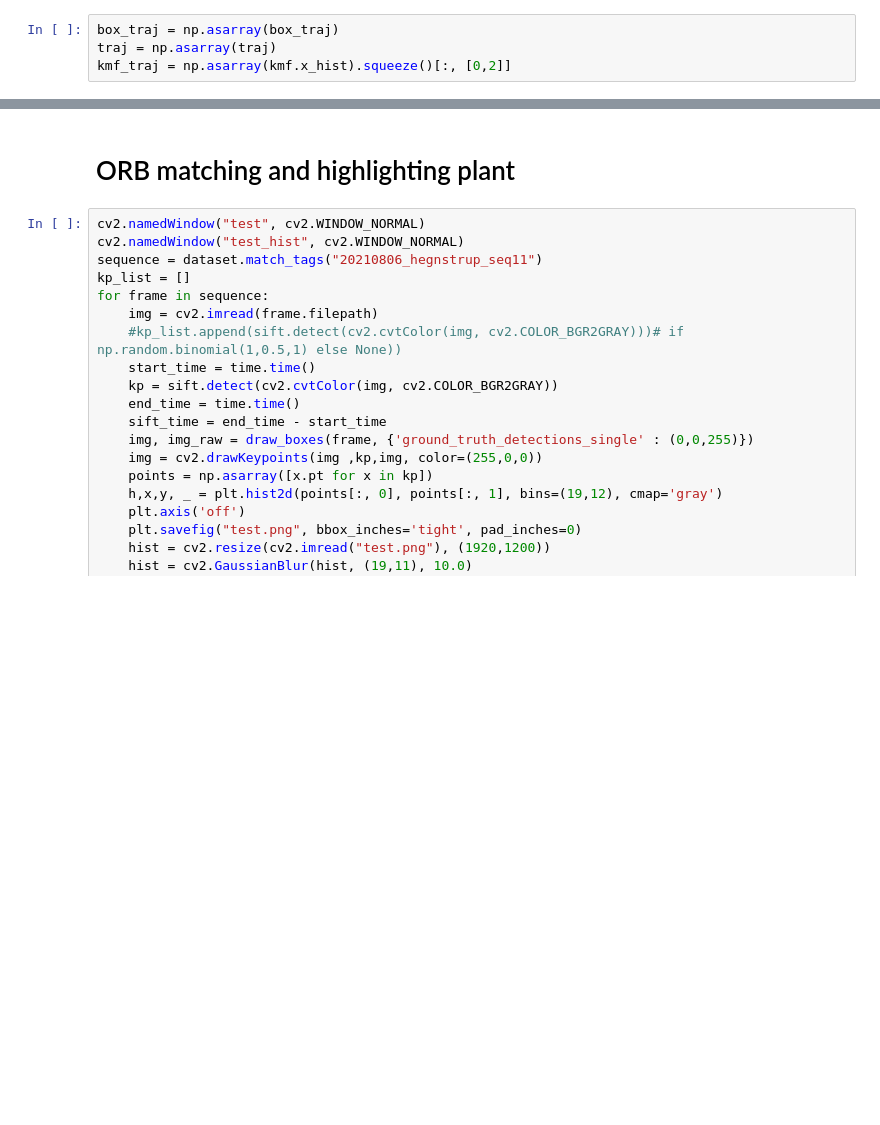
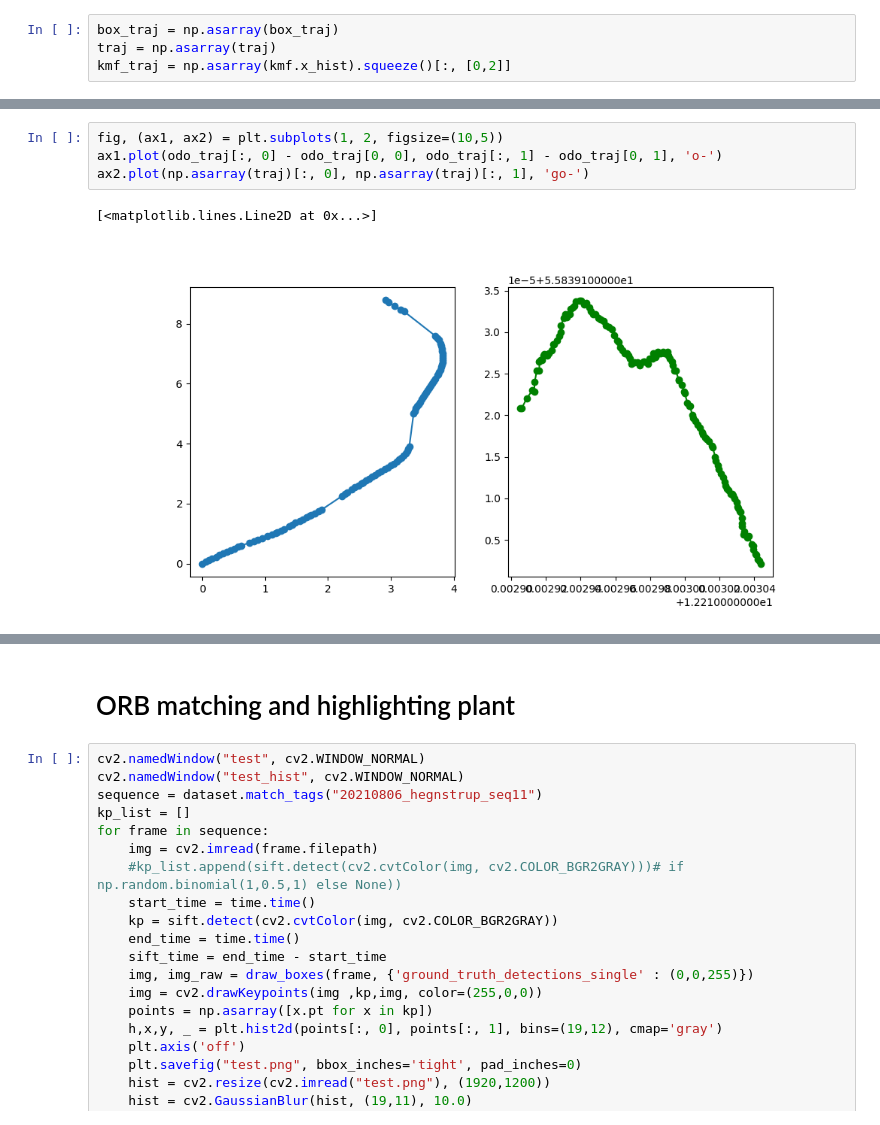
Before and after one commit to the-patpat/RumexWeeds, a Jupyter notebook: tools/notebooks/analyze_bbox_area_sequences.ipynb, the cells around one changed output, grey strips where cells are left out. Saved outputs shown, nothing was run; the diff lists cells and outputs as text; blank space fills up the shorter version.

```diff
--- a/tools/notebooks/analyze_bbox_area_sequences.ipynb
+++ b/tools/notebooks/analyze_bbox_area_sequences.ipynb
@@ -348,0 +360,7 @@ plt.plot(box_traj[:, 1], 'r')
+# %%
+fig, (ax1, ax2) = plt.subplots(1, 2, figsize=(10,5))
+ax1.plot(odo_traj[:, 0] - odo_traj[0, 0], odo_traj[:, 1] - odo_traj[0, 1], 'o-')
+ax2.plot(np.asarray(traj)[:, 0], np.asarray(traj)[:, 1], 'go-')
+# %% [output]
+[<matplotlib.lines.Line2D at 0x...>]
+[figure, added]
```
Also changed, not shown: parts of 6 cells of this notebook.
